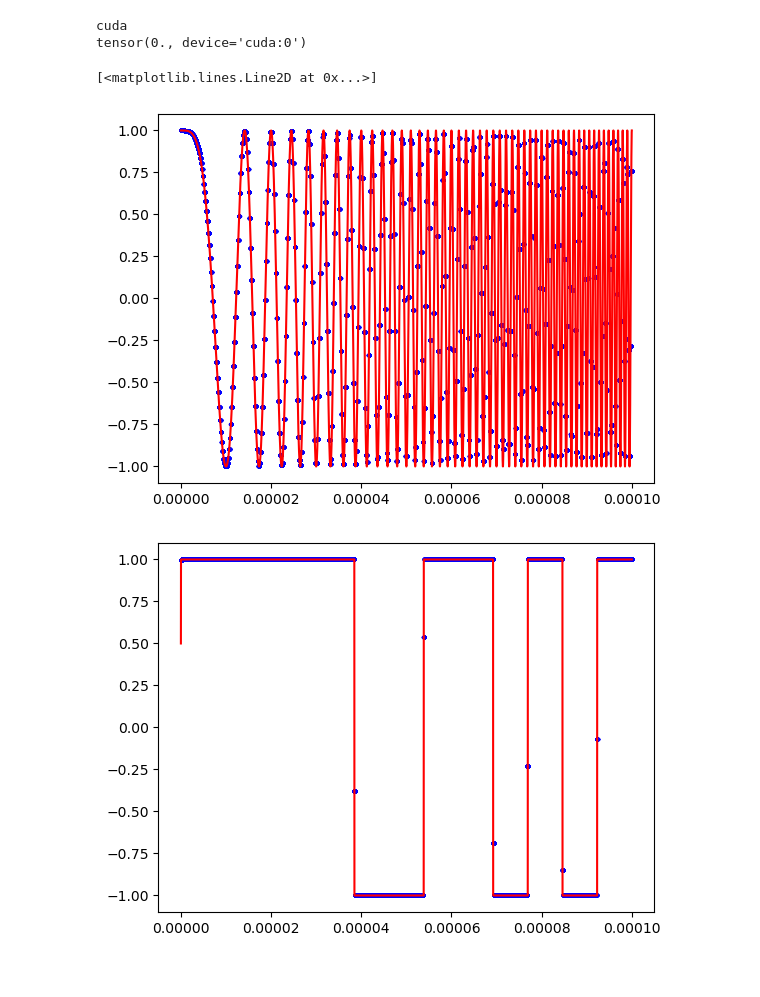
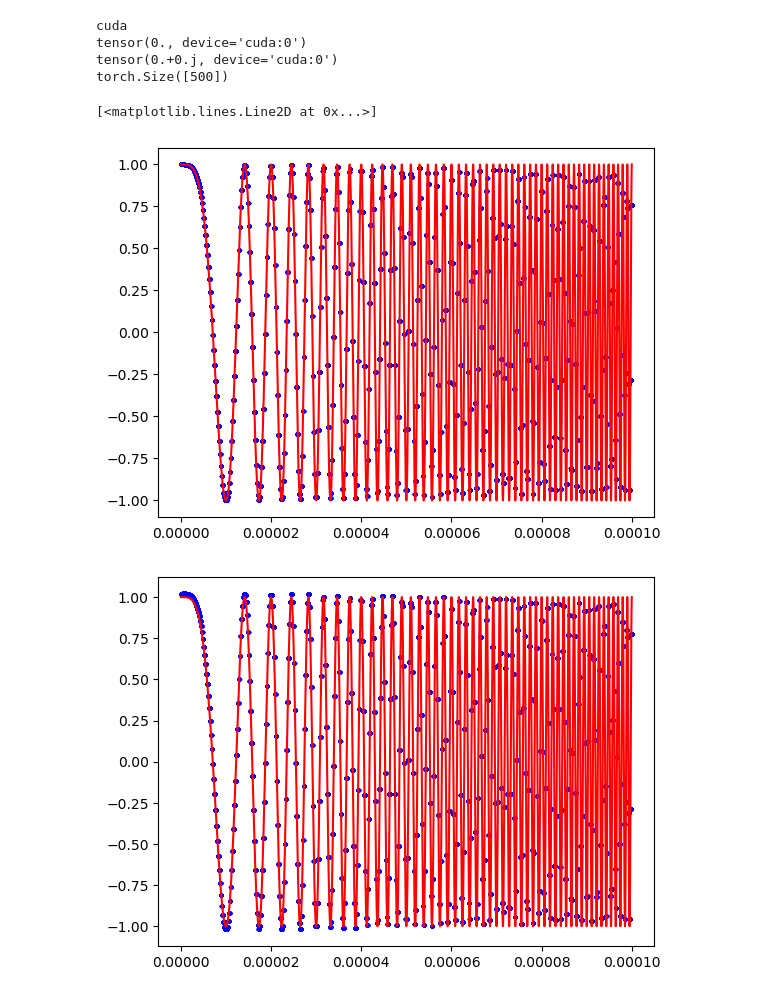
Before and after one commit to alireza06/JSAC_waveform_design, a Jupyter notebook: main.ipynb, the cells around one changed output. Cells and saved outputs as stored; diff of their text form; code cells hidden in the pictures.

```diff
--- a/main.ipynb
+++ b/main.ipynb
@@ -14,24 +14,29 @@ Tb = 1e-6
 T = Tb * L
 b = torch.tensor([+1, +1, +1, +1, +1, -1, -1, +1, +1, -1, +1, -1, +1], device=device)
 
-
 t = torch.linspace(0, 1e-4, int(1e5), device=device)
 myCommPulses = CommPulseGenerator(t, Tb, T, device)
 myRadarPulses = RadarPulseGenerator(t, Tb, T, device)
 
 print(torch.sum(myCommPulses.TDMA_pulse(0, 1, K) * myCommPulses.TDMA_pulse(0, 2, K)))
+print(torch.sum(myCommPulses.OFDMA_pulse(2, 3) * myCommPulses.OFDMA_pulse(1, 4)))
 
 g_funcs = lambda l, k: myCommPulses.TDMA_pulse(l, k, K)
-g_vec = torch.zeros((L*K, len(t)), device=device)
+g_vec = torch.zeros((L*K, len(t)), device=device, dtype=torch.complex64)
 for l in range(L):
     for k in range(K):
         g_vec[l*K + k, :] = g_funcs(l, k+1)
 
-Q = torch.matmul(g_vec, g_vec.T)*(t[1]-t[0])
-
+Q = torch.matmul(g_vec, g_vec.conj().T)*(t[1]-t[0])
 
 R = myRadarPulses.LFM_pulse(B).repeat(K*L, 1)
-G = torch.diag(torch.matmul(R, g_vec.to(torch.complex64).T))*(t[1]-t[0])
+nom = torch.matmul(R[0,:][torch.newaxis, :], g_vec.conj().T)*(t[1]-t[0])
+nom2 = torch.abs(nom)**2
+denom_ = torch.sum(nom2.reshape((100,5)), dim=0).repeat((1,100))
+denum = np.sqrt(1/L)*torch.sqrt(denom_)
+c_opt_prime = nom/denum
+c_opt_prime = c_opt_prime[0, :]
+G = torch.diag(torch.matmul(R, g_vec.to(torch.complex64).conj().T))*(t[1]-t[0])
 c_opt = torch.matmul(G, torch.inverse(Q.to(torch.complex64)))
 
 s_opt = torch.sum(c_opt[:, torch.newaxis].repeat(1, len(t)) * g_vec, dim=0)
@@ -39,9 +44,20 @@ plt.figure()
 plt.plot(t.cpu().numpy(), np.real(s_opt.cpu().numpy()), 'b', marker='.', linestyle='', linewidth=1.5, markersize=3)
 plt.plot(t.cpu().numpy(), np.real(myRadarPulses.LFM_pulse(B).cpu().numpy()), 'r', linestyle='-', linewidth=1.5, markersize=3)
 
+s_opt = torch.sum(c_opt_prime[:, torch.newaxis].repeat(1, len(t)) * g_vec, dim=0)
+plt.figure()
+plt.plot(t.cpu().numpy(), np.real(s_opt.cpu().numpy()), 'b', marker='.', linestyle='', linewidth=1.5, markersize=3)
+plt.plot(t.cpu().numpy(), np.real(myRadarPulses.LFM_pulse(B).cpu().numpy()), 'r', linestyle='-', linewidth=1.5, markersize=3)
+
 #====================================================================================
 R = myRadarPulses.Barker_pulse(b).repeat(K*L, 1)
-G = torch.diag(torch.matmul(R.to(torch.complex64), g_vec.to(torch.complex64).T))*(t[1]-t[0])
+nom = torch.matmul(R[0,:][torch.newaxis, :], g_vec.conj().T)*(t[1]-t[0])
+nom2 = torch.abs(nom)**2
+denom_ = torch.sum(nom2.reshape((100,5)), dim=0).repeat((1,100))
+denum = np.sqrt(1/L)*torch.sqrt(denom_)
+c_opt_prime = nom/denum
+c_opt_prime = c_opt_prime[0, :]
+G = torch.diag(torch.matmul(R.to(torch.complex64), g_vec.to(torch.complex64).conj().T))*(t[1]-t[0])
 c_opt = torch.matmul(G, torch.inverse(Q.to(torch.complex64)))
 
 s_opt = torch.sum(c_opt[:, torch.newaxis].repeat(1, len(t)) * g_vec, dim=0)
@@ -52,39 +68,43 @@ plt.plot(t.cpu().numpy(), np.real(myRadarPulses.Barker_pulse(b).cpu().numpy()),
 
 #====================================================================================
 R = myRadarPulses.Gaussian_pulse(B).repeat(K*L, 1)
-G = torch.diag(torch.matmul(R.to(torch.complex64), g_vec.to(torch.complex64).T))*(t[1]-t[0])
+G = torch.diag(torch.matmul(R.to(torch.complex64), g_vec.to(torch.complex64).conj().T))*(t[1]-t[0])
 c_opt = torch.matmul(G, torch.inverse(Q.to(torch.complex64)))
 
 s_opt = torch.sum(c_opt[:, torch.newaxis].repeat(1, len(t)) * g_vec, dim=0)
 plt.figure()
 plt.plot(t.cpu().numpy(), np.real(s_opt.cpu().numpy()), 'b', marker='.', linestyle='', linewidth=1.5, markersize=3)
 plt.plot(t.cpu().numpy(), np.real(myRadarPulses.Gaussian_pulse(B).cpu().numpy()), 'r', linestyle='-', linewidth=1.5, markersize=3)
+
+
 # c_opt2 = torch.zeros(L*K, device=device)
 # for l in range(L):
 #     for k in range(K):
 #         c_opt2[l*K + k] =  torch.sum(myRadarPulses.LFM_pulse(B) * torch.conj(g_funcs(l, k).to(torch.complex64)))/torch.sum(g_funcs(l, k).to(torch.complex64) * torch.conj(g_funcs(l, k).to(torch.complex64)))
 
 # plt.figure()
 # plt.plot(np.real(c_opt2.cpu().numpy()))
 # plt.figure()
 # plt.plot(t.cpu().numpy(), np.real(myRadarPulses.LFM_pulse(B).cpu().numpy()))
 
 # plt.figure()
 # plt.plot(t.cpu().numpy(), np.real(myRadarPulses.Gaussian_pulse(B).cpu().numpy()))
 
 # plt.figure()
 # plt.plot(t.cpu().numpy(), np.real(myRadarPulses.Barker_pulse(b).cpu().numpy()))
 
 # plt.figure()
 # plt.plot(t.cpu().numpy(), np.real(myCommPulses.TDMA_pulse(1, 2, 3).cpu().numpy()))
 
 # plt.figure()
 # plt.plot(t.cpu().numpy(), np.real(myCommPulses.OFDMA_pulse(2, 2).cpu().numpy()))
 
 # print(torch.sum(myCommPulses.TDMA_pulse(1, 2, 3) * myCommPulses.TDMA_pulse(1, 1, 3))*(t[2]-t[1]))
 # %% [output]
 cuda
 tensor(0., device='cuda:0')
+tensor(0.+0.j, device='cuda:0')
+torch.Size([500])
 [<matplotlib.lines.Line2D at 0x...>]
 [figure]
-[figure, old version]
+[figure, new version]
```
Also changed, not shown: parts of 2 cells of this notebook.
